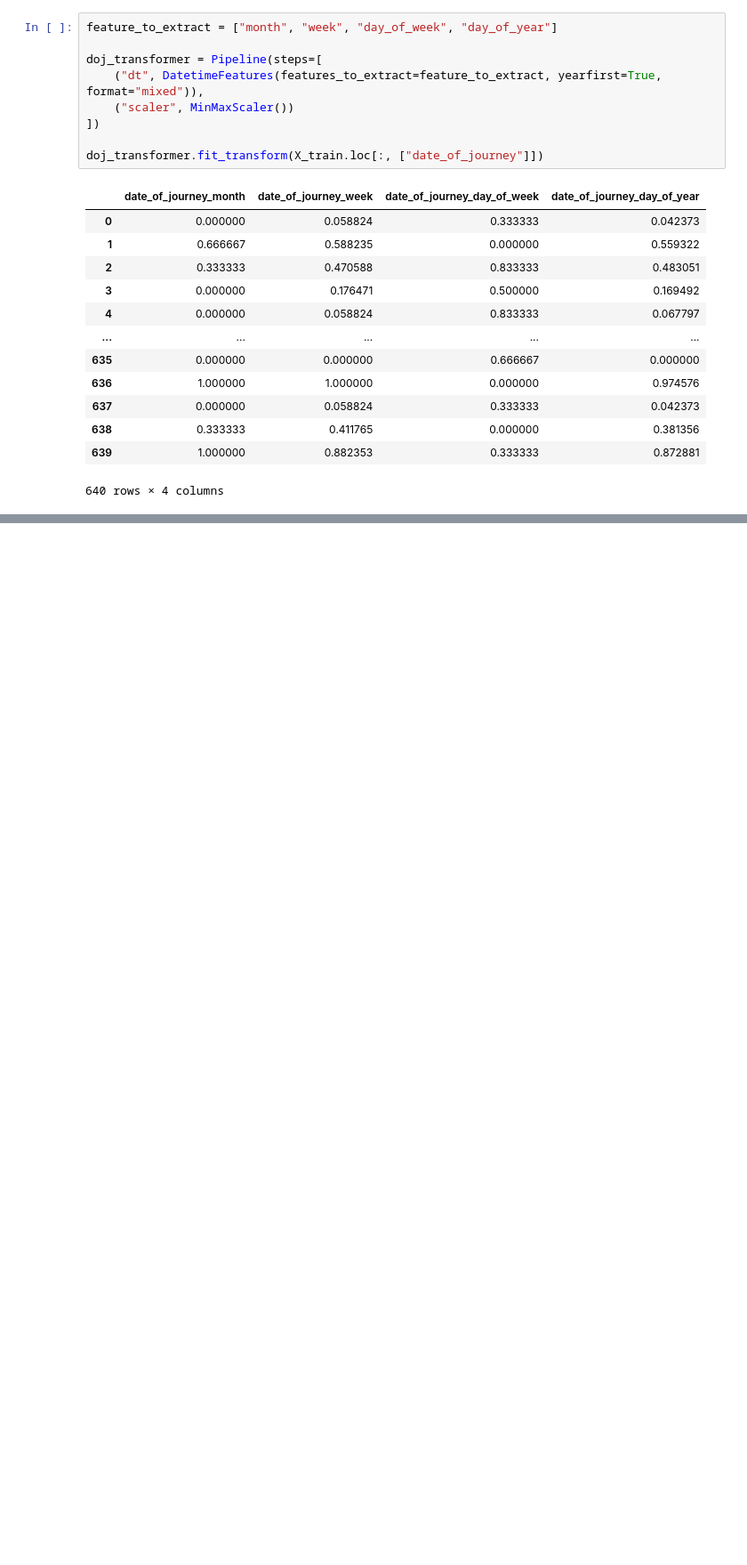
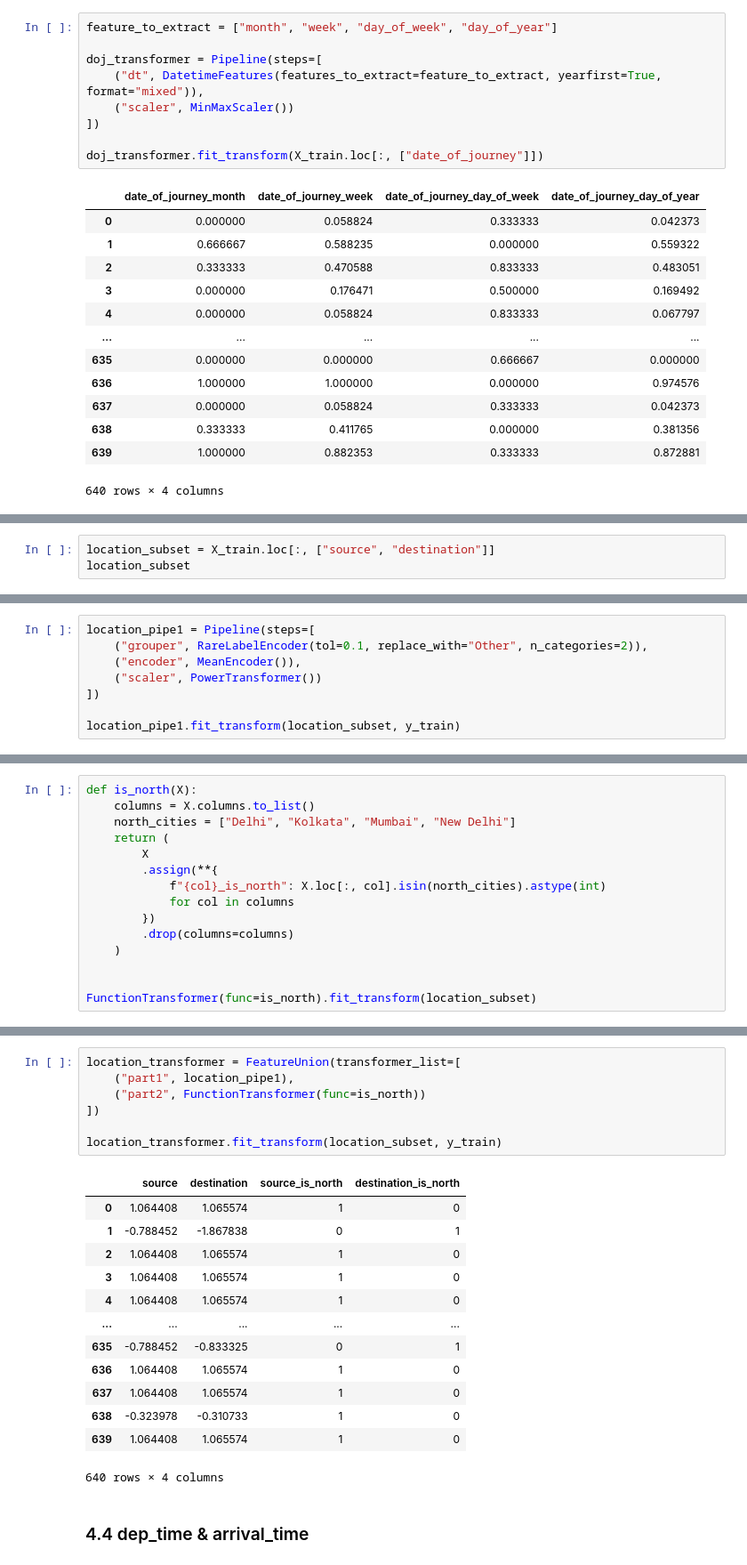
Before and after one commit to RahulSaini789/flight-price-prediction, a Jupyter notebook: notebook/feature-engineering.ipynb, the cells around one changed output, grey strips where cells are left out. Shown: that part at 89% size. Cells and saved outputs as stored; diff of their text form; blank space fills up the shorter version.

```diff
--- a/notebook/feature-engineering.ipynb
+++ b/notebook/feature-engineering.ipynb
@@ -159,0 +192,3 @@ doj_transformer.fit_transform(X_train.loc[:, ["date_of_journey"]])
+# %%
+location_subset = X_train.loc[:, ["source", "destination"]]
+location_subset
@@ -159,0 +209,8 @@ doj_transformer.fit_transform(X_train.loc[:, ["date_of_journey"]])
+# %%
+location_pipe1 = Pipeline(steps=[
+	("grouper", RareLabelEncoder(tol=0.1, replace_with="Other", n_categories=2)),
+	("encoder", MeanEncoder()),
+	("scaler", PowerTransformer())
+])
+
+location_pipe1.fit_transform(location_subset, y_train)
@@ -159,0 +239,15 @@ doj_transformer.fit_transform(X_train.loc[:, ["date_of_journey"]])
+# %%
+def is_north(X):
+	columns = X.columns.to_list()
+	north_cities = ["Delhi", "Kolkata", "Mumbai", "New Delhi"]
+	return (
+		X
+		.assign(**{
+			f"{col}_is_north": X.loc[:, col].isin(north_cities).astype(int)
+			for col in columns
+		})
+		.drop(columns=columns)
+	)
+
+
+FunctionTransformer(func=is_north).fit_transform(location_subset)
@@ -159,0 +268,23 @@ doj_transformer.fit_transform(X_train.loc[:, ["date_of_journey"]])
+# %%
+location_transformer = FeatureUnion(transformer_list=[
+	("part1", location_pipe1),
+	("part2", FunctionTransformer(func=is_north))
+])
+
+location_transformer.fit_transform(location_subset, y_train)
+# %% [output]
+|  | source | destination | source_is_north | destination_is_north |
+| 0 | 1.064408 | 1.065574 | 1 | 0 |
+| 1 | -0.788452 | -1.867838 | 0 | 1 |
+| 2 | 1.064408 | 1.065574 | 1 | 0 |
+| 3 | 1.064408 | 1.065574 | 1 | 0 |
+| 4 | 1.064408 | 1.065574 | 1 | 0 |
+| ... | ... | ... | ... | ... |
+| 635 | -0.788452 | -0.833325 | 0 | 1 |
+| 636 | 1.064408 | 1.065574 | 1 | 0 |
+| 637 | 1.064408 | 1.065574 | 1 | 0 |
+| 638 | -0.323978 | -0.310733 | 1 | 0 |
+| 639 | 1.064408 | 1.065574 | 1 | 0 |
+640 rows × 4 columns
+# %% [markdown]
+### 4.4 dep_time & arrival_time
```
Also changed, not shown: parts of 32 cells of this notebook.
